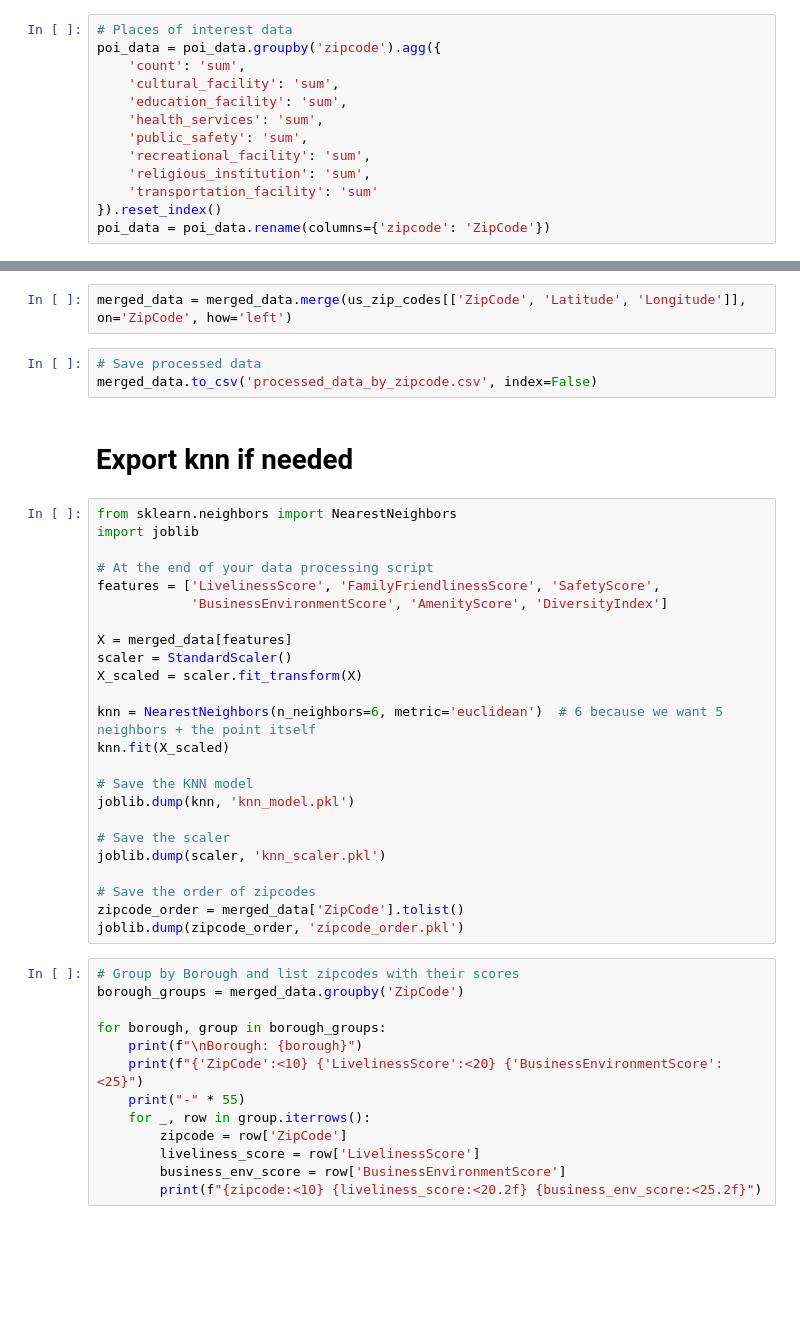
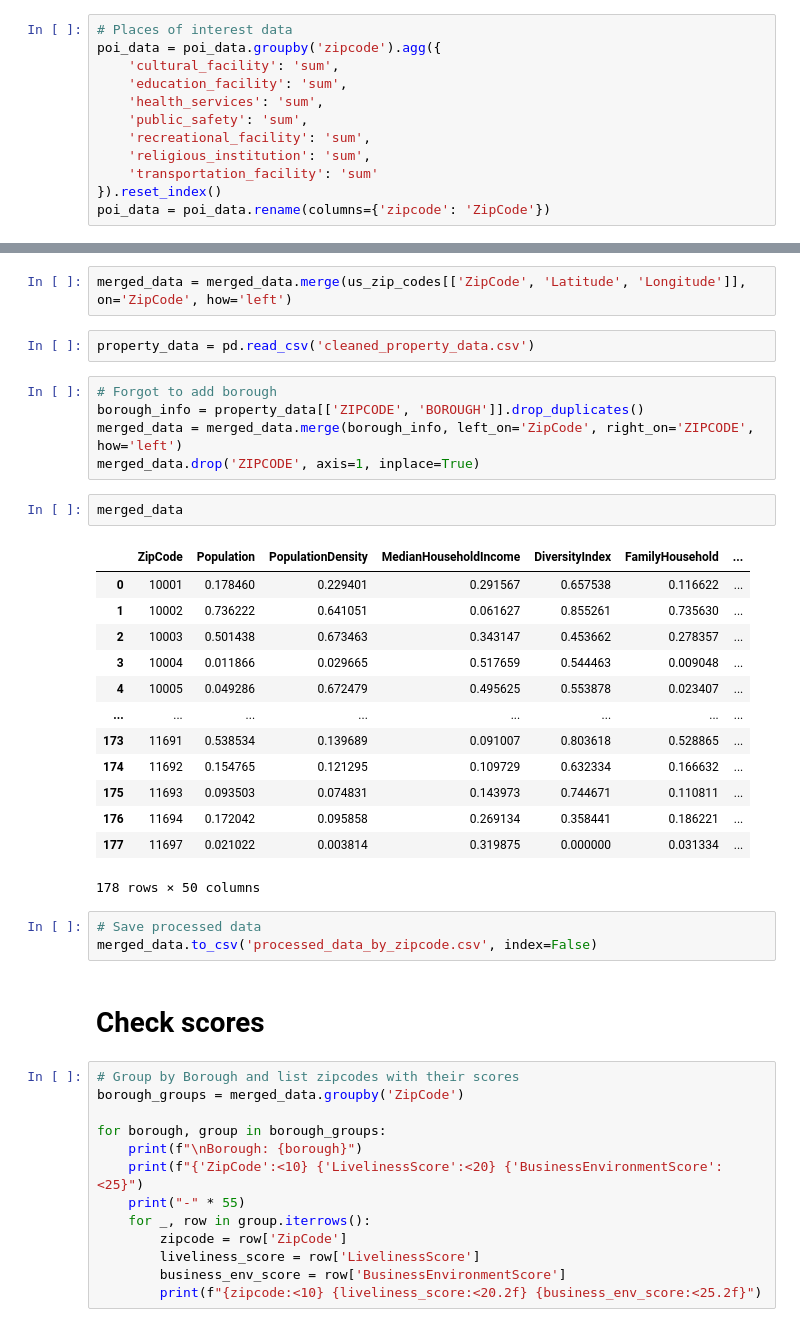
Before and after one commit to NikAkt/reiah, a Jupyter notebook: data_analytics_1/connect/connect_2_zip_2.ipynb, the cells around one changed output, grey strips where cells are left out. Drawn from its saved outputs; the diff is of its cells as text; blank space fills up the shorter version.

Commit message:
clean up

```diff
--- a/data_analytics_1/connect/connect_2_zip_2.ipynb
+++ b/data_analytics_1/connect/connect_2_zip_2.ipynb
@@ -34,7 +34,6 @@ noise_data = noise_data.groupby('ZipCode')['AvgMonthlyNoiseComplaints'].mean().r
 # %%
 # Places of interest data
 poi_data = poi_data.groupby('zipcode').agg({
-    'count': 'sum',
     'cultural_facility': 'sum',
     'education_facility': 'sum',
     'health_services': 'sum',
@@ -125,35 +126,34 @@ us_zip_codes = pd.read_csv('us_zip_codes')
 us_zip_codes = us_zip_codes.rename(columns={'ZIP': 'ZipCode', 'LAT': 'Latitude', 'LNG': 'Longitude'})
 # %%
 merged_data = merged_data.merge(us_zip_codes[['ZipCode', 'Latitude', 'Longitude']], on='ZipCode', how='left')
+# %%
+property_data = pd.read_csv('cleaned_property_data.csv')
+# %%
+# Forgot to add borough
+borough_info = property_data[['ZIPCODE', 'BOROUGH']].drop_duplicates()
+merged_data = merged_data.merge(borough_info, left_on='ZipCode', right_on='ZIPCODE', how='left')
+merged_data.drop('ZIPCODE', axis=1, inplace=True)
+# %%
+merged_data
+# %% [output]
+|  | ZipCode | Population | PopulationDensity | MedianHouseholdIncome | DiversityIndex | FamilyHousehold | ... |
+| 0 | 10001 | 0.178460 | 0.229401 | 0.291567 | 0.657538 | 0.116622 | ... |
+| 1 | 10002 | 0.736222 | 0.641051 | 0.061627 | 0.855261 | 0.735630 | ... |
+| 2 | 10003 | 0.501438 | 0.673463 | 0.343147 | 0.453662 | 0.278357 | ... |
+| 3 | 10004 | 0.011866 | 0.029665 | 0.517659 | 0.544463 | 0.009048 | ... |
+| 4 | 10005 | 0.049286 | 0.672479 | 0.495625 | 0.553878 | 0.023407 | ... |
+| ... | ... | ... | ... | ... | ... | ... | ... |
+| 173 | 11691 | 0.538534 | 0.139689 | 0.091007 | 0.803618 | 0.528865 | ... |
+| 174 | 11692 | 0.154765 | 0.121295 | 0.109729 | 0.632334 | 0.166632 | ... |
+| 175 | 11693 | 0.093503 | 0.074831 | 0.143973 | 0.744671 | 0.110811 | ... |
+| 176 | 11694 | 0.172042 | 0.095858 | 0.269134 | 0.358441 | 0.186221 | ... |
+| 177 | 11697 | 0.021022 | 0.003814 | 0.319875 | 0.000000 | 0.031334 | ... |
+178 rows × 50 columns
 # %%
 # Save processed data
 merged_data.to_csv('processed_data_by_zipcode.csv', index=False)
-# %% [markdown]
-# Export knn if needed
-# %%
-from sklearn.neighbors import NearestNeighbors
-import joblib
-
-# At the end of your data processing script
-features = ['LivelinessScore', 'FamilyFriendlinessScore', 'SafetyScore',
-            'BusinessEnvironmentScore', 'AmenityScore', 'DiversityIndex']
-
-X = merged_data[features]
-scaler = StandardScaler()
-X_scaled = scaler.fit_transform(X)
-
-knn = NearestNeighbors(n_neighbors=6, metric='euclidean')  # 6 because we want 5 neighbors + the point itself
-knn.fit(X_scaled)
-
-# Save the KNN model
-joblib.dump(knn, 'knn_model.pkl')
-
-# Save the scaler
-joblib.dump(scaler, 'knn_scaler.pkl')
-
-# Save the order of zipcodes
-zipcode_order = merged_data['ZipCode'].tolist()
-joblib.dump(zipcode_order, 'zipcode_order.pkl')
+# %% [markdown]
+# Check scores
 # %%
 # Group by Borough and list zipcodes with their scores
 borough_groups = merged_data.groupby('ZipCode')
```
Also changed, not shown: parts of 2 cells of this notebook, 6 other files.
